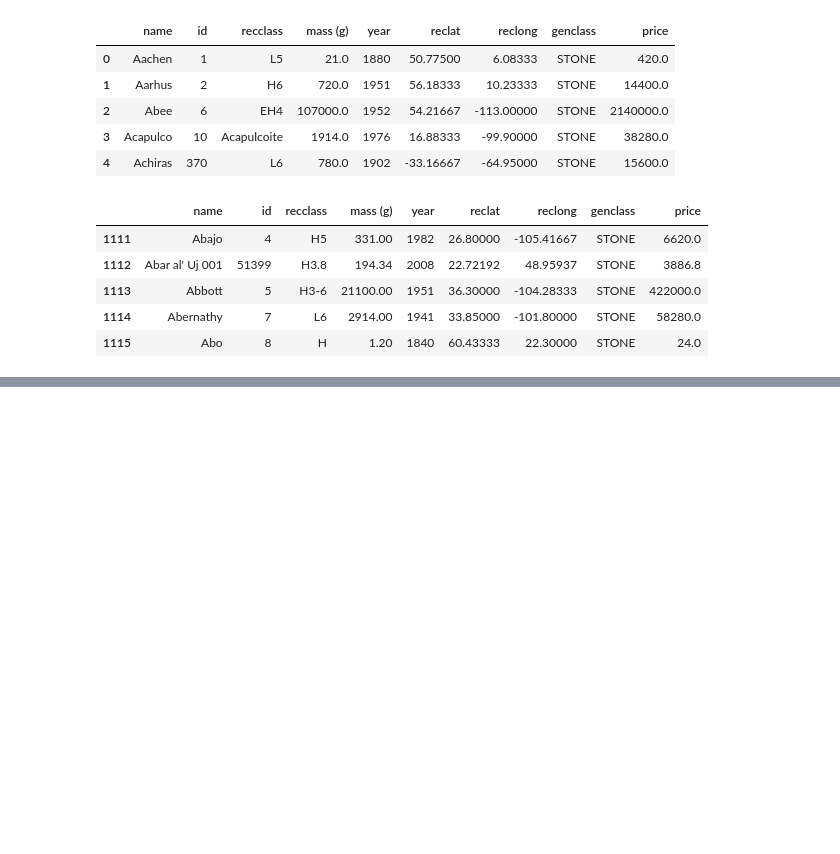
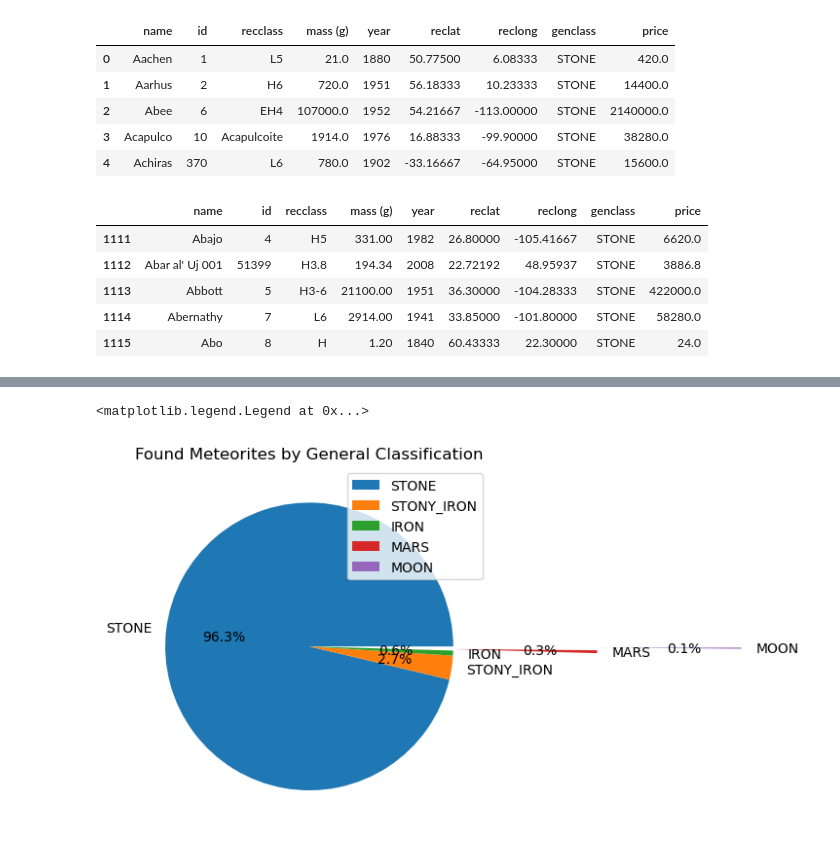
Before and after one commit to TheOceanMan7/meteorite-data, a Jupyter notebook: Meteorite_Landings.ipynb, the cells around one changed output, grey strips where cells are left out. Drawn from its saved outputs; the diff is of its cells as text; code cells hidden in the pictures; blank space fills up the shorter version.

```diff
--- a/Meteorite_Landings.ipynb
+++ b/Meteorite_Landings.ipynb
@@ -329 +339,8 @@ plt.show()
+# %%
+plt.title("Found Meteorites by General Classification")
+plt.pie(clean_found['genclass'].value_counts(), labels=clean_found['genclass'].unique(), autopct='%.1f%%', explode=(0,0,0,1,2))
+plt.legend()
+# %% [output]
+<matplotlib.legend.Legend at 0x...>
+[figure, added]
 # %%
```
Also changed, not shown: parts of 8 cells of this notebook.
